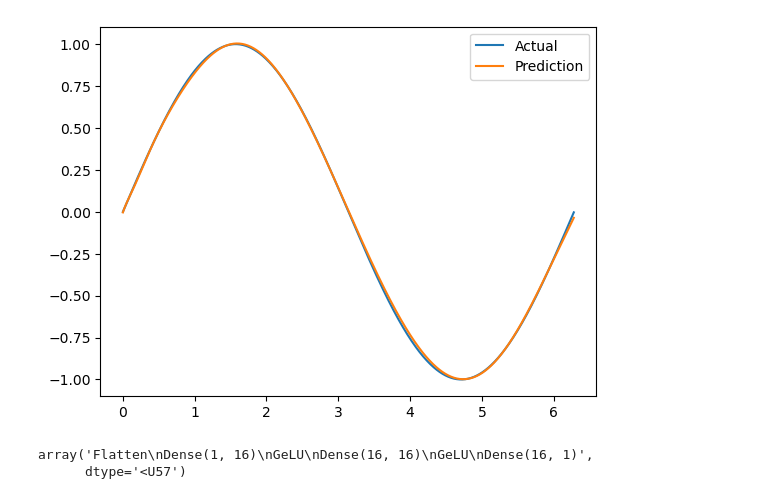
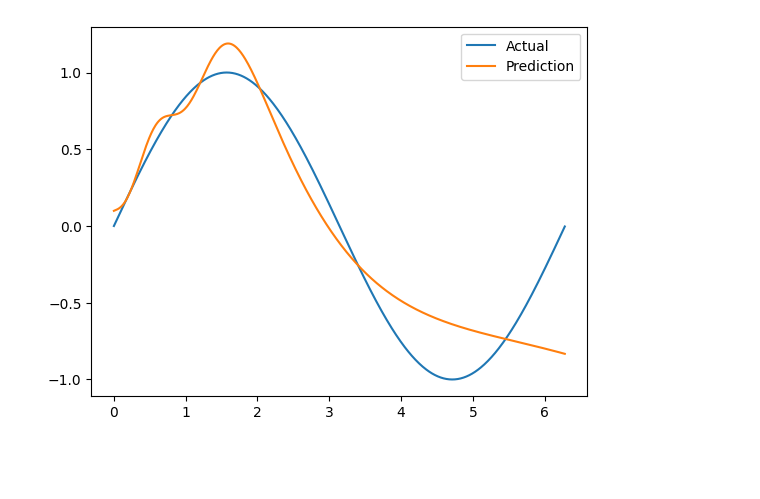
Before and after one commit to julyfun/numpytorch, a Jupyter notebook: train.ipynb, the cells around one changed output. Cells and saved outputs as stored; diff of their text form; code cells hidden in the pictures; blank space fills up the shorter version.

```diff
--- a/train.ipynb
+++ b/train.ipynb
@@ -7,28 +7,21 @@ import numpytorch.nn as nn
 import numpytorch.optim as optim
 from numpytorch.utils.data import TensorDataset
 from numpytorch.utils.data import mnist_reader
-
+import d2lnumpy as d2l
 
 # Create a custom neural network class
 
-
-class MyModel(nn.Module):
-    def __init__(self):
-        super().__init__()
-
-        # Define the layers of the neural network
-        self.layers = [
-            nn.Flatten(),
-            nn.Linear(1, 16),
-            nn.GeLU(),
-            nn.Linear(16, 16),
-            nn.GeLU(),
-            nn.Linear(16, 1),
-        ]
-
+model1 = nn.Sequential(
+    nn.Flatten(),
+    nn.Linear(1, 16),
+    nn.GeLU(),
+    nn.Linear(16, 16),
+    nn.GeLU(),
+    nn.Linear(16, 1),
+)
 
 # Create an instance of the neural network class
-model1 = MyModel()
+# model1 = MyModel()
 
 # Load the training data
 X_train = np.arange(0, 2 * np.pi, 0.01).reshape(-1, 1).astype(np.float64)
@@ -44,20 +37,20 @@ optimizer = optim.Adam(model1.layers, lr=0.01)
 
 
 # Training Loop
-epochs = 500
-for epoch in range(epochs):
+num_epochs = 50
+for epoch in range(num_epochs):
     running_loss_train = 0
 
     # Iterate over the batches of the training data
-    for i, (batch_X, batch_y) in enumerate(train_data):
+    for i, (X, y) in enumerate(train_data):
         # Forward pass
-        y_pred = model1.forward(batch_X)
+        y_hat = model1.forward(X)
 
         # Compute the loss
-        loss = loss_fn.forward(y_pred=y_pred, y_true=batch_y).mean()
+        loss = loss_fn.forward(y_pred=y_hat, y_true=y).mean()
 
         # Backpropagate the loss
-        grad = loss_fn.backward(y_pred=y_pred, y_true=batch_y)
+        grad = loss_fn.backward(y_pred=y_hat, y_true=y)
         model1.backward(grad)
 
         # Update the parameters
@@ -85,10 +78,5 @@ plt.show()
 
 
 # Save the model weights
-model1.save('sin-model-1')
-
-
-# Load model
-loaded_model = MyModel()  # Random weights
-loaded_model.load('sin-model-1.npz')  # Loads saved weights into loaded_model
+# model1.save('sin-model-1')
 # %% [output]
@@ -112,4 +100,2 @@ Epoch: 500 | Loss: 0.00010216434884750669
-[figure, old version]
+[figure, new version]
-array('Flatten\nDense(1, 16)\nGeLU\nDense(16, 16)\nGeLU\nDense(16, 1)',
-      dtype='<U57')
 # %%
```
Also changed, not shown: parts of 2 cells of this notebook, 15 other files.
